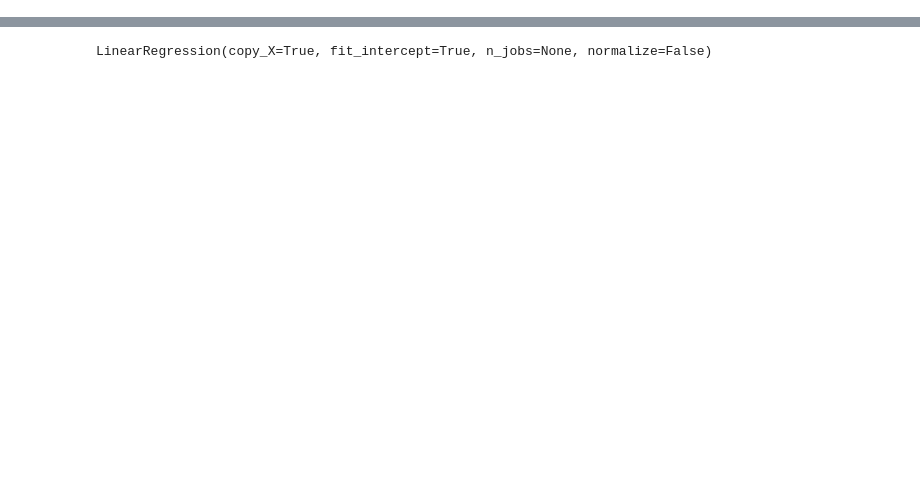
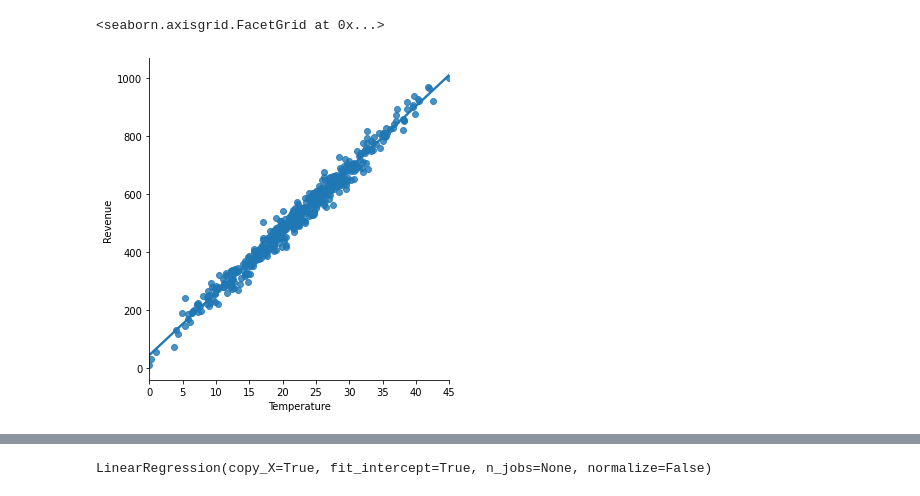
Before and after one commit to antonio2505/SuperDataScience_Projects_ML, a Jupyter notebook: Simple_Linear_Regression.ipynb, the cells around one changed output, grey strips where cells are left out. Drawn from its saved outputs; the diff is of its cells as text; code cells hidden in the pictures; blank space fills up the shorter version.

```diff
--- a/Simple_Linear_Regression.ipynb
+++ b/Simple_Linear_Regression.ipynb
@@ -26,0 +64,5 @@ Splitint the dataset into the training set and the test set
+# %%
+sns.lmplot(x='Temperature', y='Revenue', data= IceCream)
+# %% [output]
+<seaborn.axisgrid.FacetGrid at 0x...>
+[figure, added]
```
Also changed, not shown: parts of 47 cells of this notebook.
